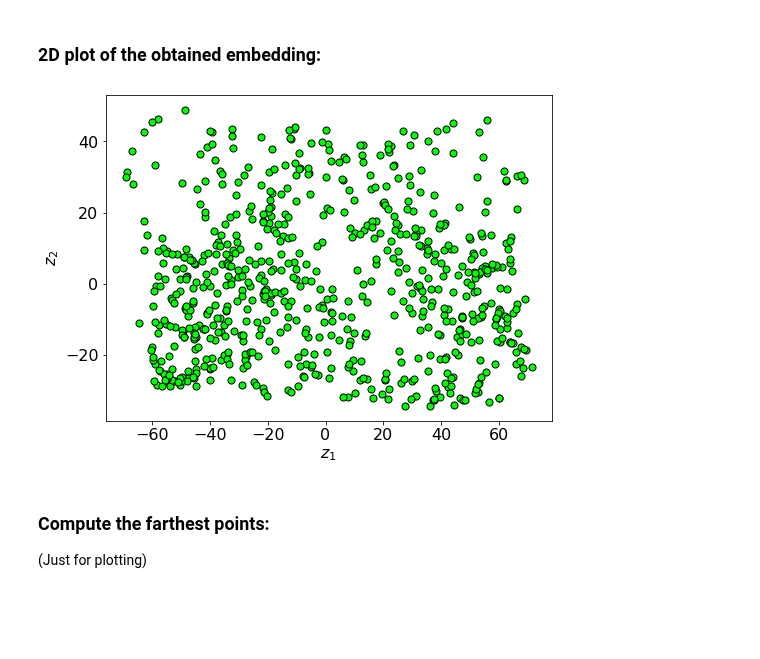
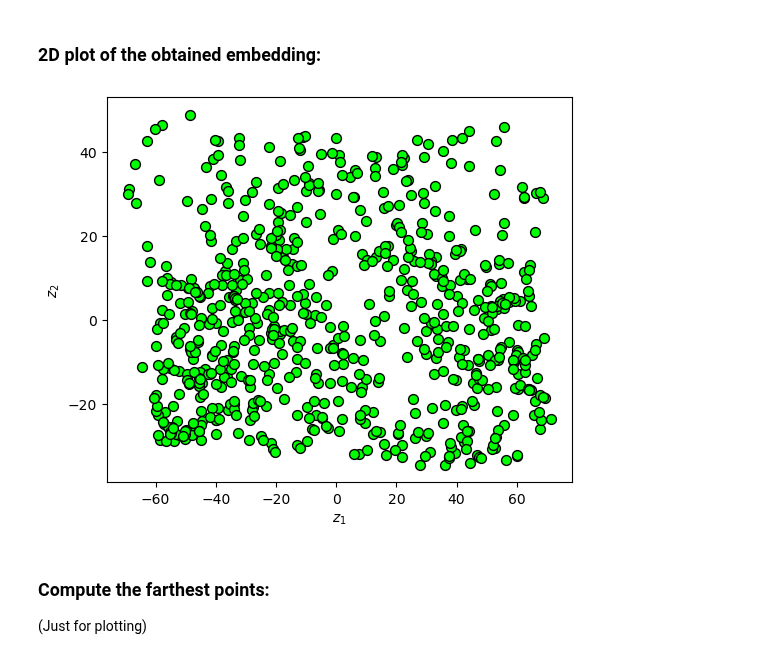
Before and after one commit to FixelAlgorithmsTeam/FixelCourses, a Jupyter notebook: MachineLearningMethod/19_DimensionalityReduction/MainIsomap.ipynb, the cells around one changed output. Saved outputs shown, nothing was run; the diff lists cells and outputs as text; code cells hidden in the pictures; blank space fills up the shorter version.

```diff
--- a/MachineLearningMethod/19_DimensionalityReduction/MainIsomap.ipynb
+++ b/MachineLearningMethod/19_DimensionalityReduction/MainIsomap.ipynb
@@ -53,13 +50,13 @@ mZ.shape
 # %% [markdown]
 ### 2D plot of the obtained embedding:
 # %%
-fig = plt.figure(figsize=(8, 6))
+fig = plt.figure(figsize=(6, 5))
 plt.scatter(mZ[:,0], mZ[:,1], s=50, c='lime', edgecolor='k')
 plt.xlabel ('$z_1$')
 plt.ylabel ('$z_2$')
 plt.show   ()
 # %% [output]
-[figure, old version]
+[figure, new version]
 # %%
 #-- Flipping the second axis:
 mZ[:,1] *= -1
```
Also changed, not shown: parts of 4 cells of this notebook, 8 other files.
